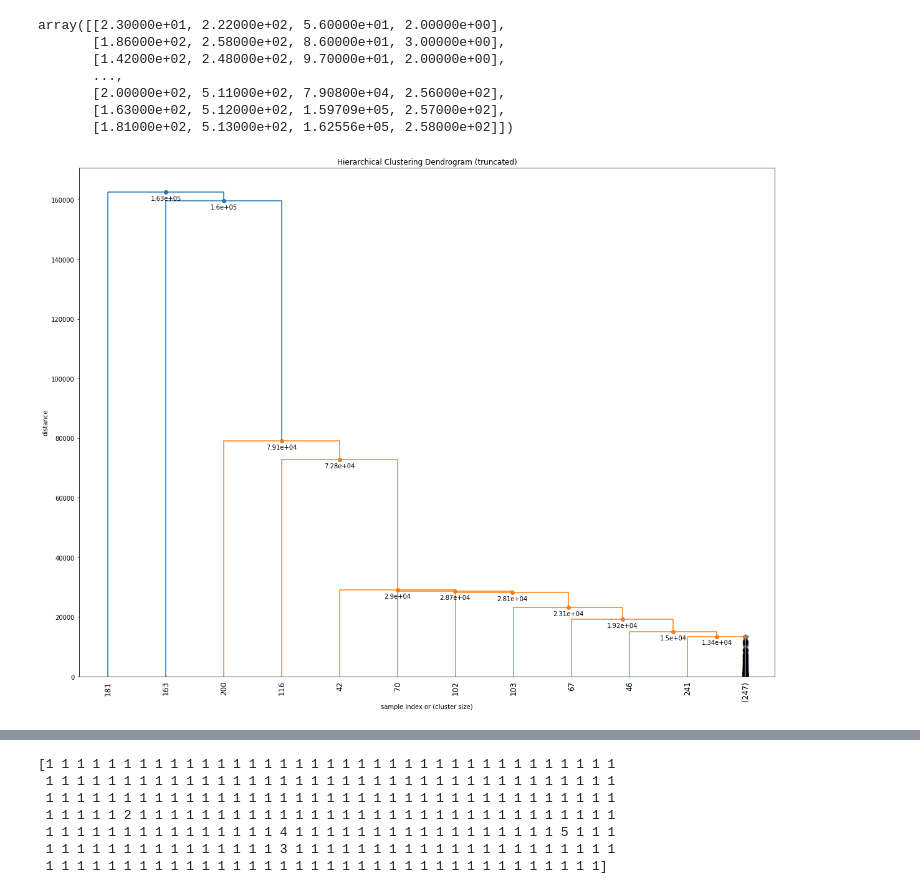
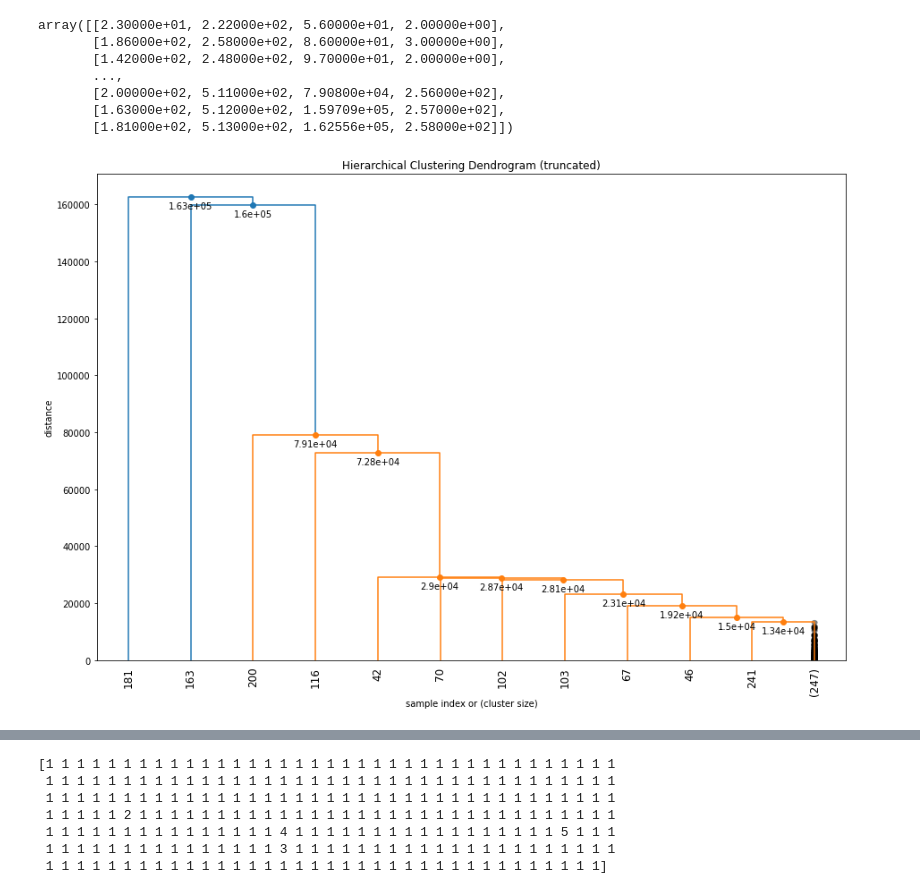
Before and after one commit to zenoWZH/ASFdata_analysis, a Jupyter notebook: network_clustering/network_clustering_size.ipynb, the cells around one changed output, grey strips where cells are left out. Cells and saved outputs as stored; diff of their text form; code cells hidden in the pictures.

```diff
--- a/network_clustering/network_clustering_size.ipynb
+++ b/network_clustering/network_clustering_size.ipynb
@@ -104,15 +82,15 @@ def fancy_dendrogram(*args, **kwargs):
 			plt.axhline(y=max_d, c='k')
 	return ddata
 # %%
-plt.figure(figsize=(20, 15))
+plt.figure(figsize=(15, 10))
 plt.title('Hierarchical Clustering Dendrogram')
 plt.xlabel('sample index')
 plt.ylabel('distance')
 #dendrogram(cluster_tech, truncate_mode='lastp', p=12, show_leaf_counts=False, leaf_rotation=90., leaf_font_size=12., show_contracted=True)
 fancy_dendrogram(cluster_tech, truncate_mode='lastp', p=12, leaf_rotation=90., leaf_font_size=12., show_contracted=True, annotate_above=10)
 plt.show()
 # %% [output]
-[figure, old version]
+[figure, new version]
 # %%
 from scipy.cluster.hierarchy import dendrogram, linkage
 
```
Also changed, not shown: parts of 24 cells of this notebook, 2 other files.
